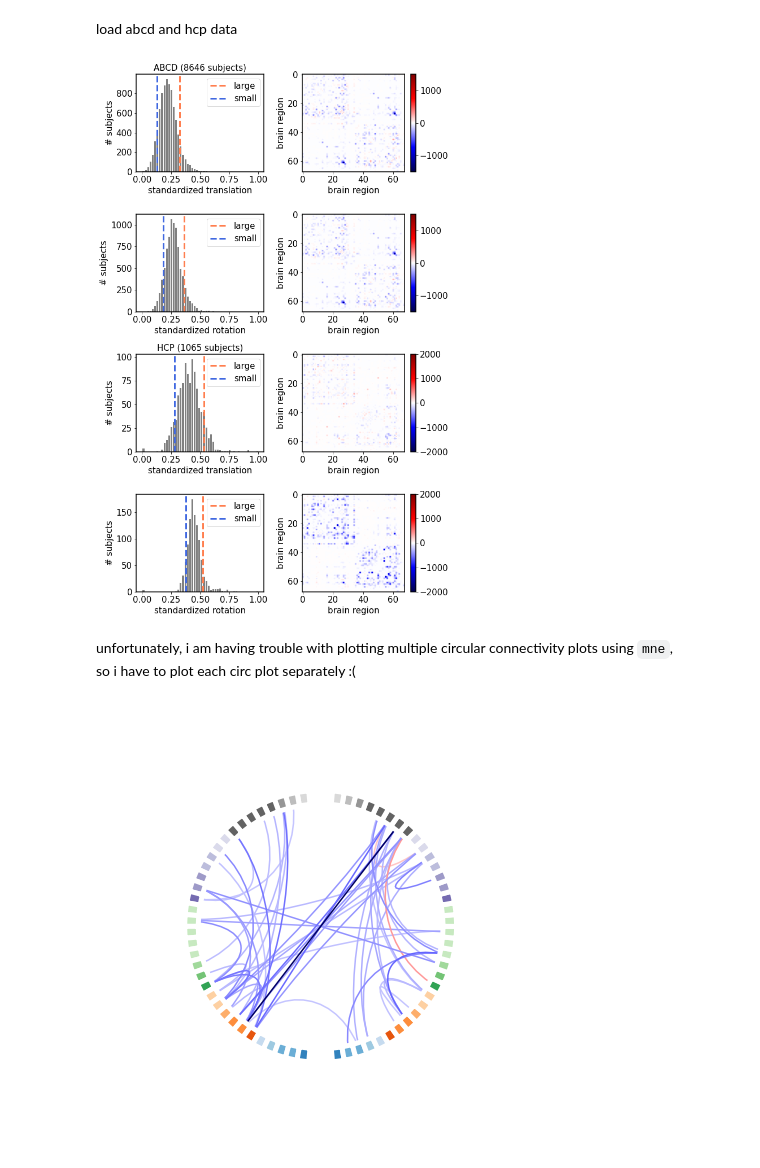
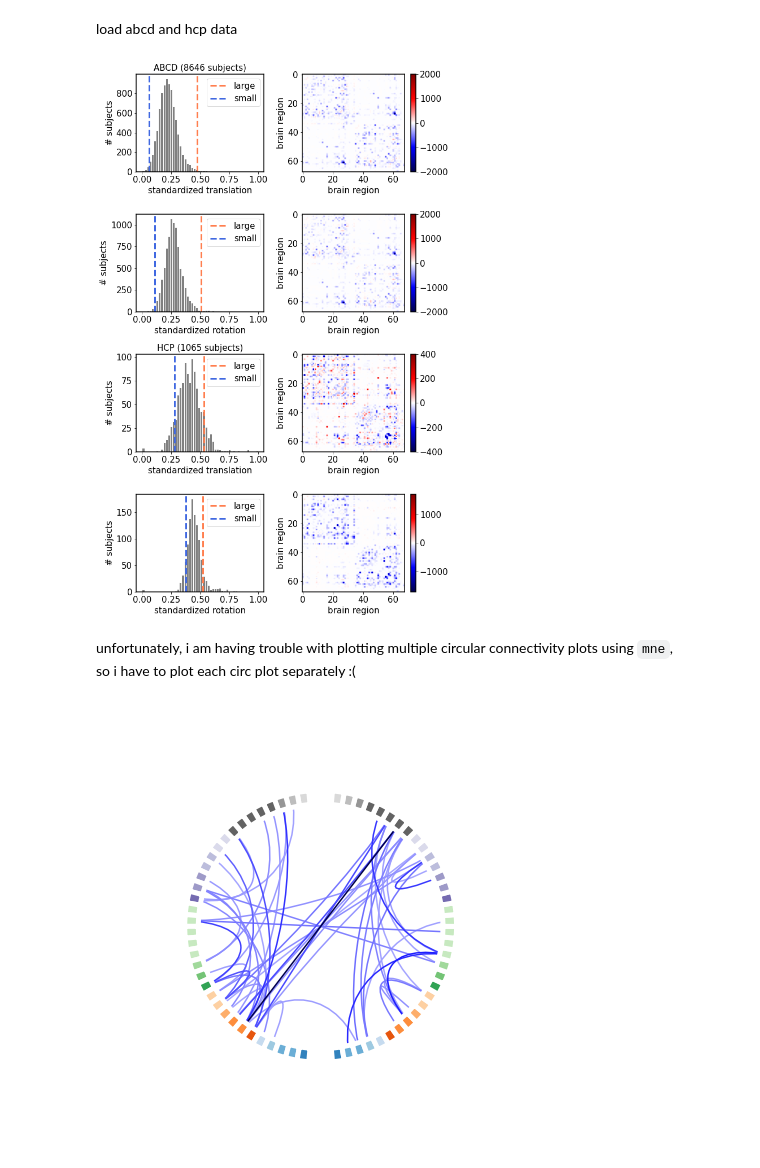
Before and after one commit to yzhang511/inv-vae, a Jupyter notebook: reproducible_results/fig2_quantify_motion.ipynb, the cells around one changed output. Saved outputs shown, nothing was run; the diff lists cells and outputs as text; code cells hidden in the pictures.

```diff
--- a/reproducible_results/fig2_quantify_motion.ipynb
+++ b/reproducible_results/fig2_quantify_motion.ipynb
@@ -44,10 +44,10 @@ std_hcp_trans = min_max_standardize(hcp_trans)
 std_hcp_rotat = min_max_standardize(hcp_rotat)
 # %%
 abcd_sub_ids = np.arange(n_abcd_subjects).reshape(-1,1)
-abcd_big_trans_ids = abcd_sub_ids[std_abcd_trans > np.quantile(std_abcd_trans, .9)]
-abcd_big_rotat_ids = abcd_sub_ids[std_abcd_rotat > np.quantile(std_abcd_rotat, .9)]
-abcd_small_trans_ids = abcd_sub_ids[std_abcd_trans < np.quantile(std_abcd_trans, .1)]
-abcd_small_rotat_ids = abcd_sub_ids[std_abcd_rotat < np.quantile(std_abcd_rotat, .1)]
+abcd_big_trans_ids = abcd_sub_ids[std_abcd_trans > np.quantile(std_abcd_trans, .99)]
+abcd_big_rotat_ids = abcd_sub_ids[std_abcd_rotat > np.quantile(std_abcd_rotat, .99)]
+abcd_small_trans_ids = abcd_sub_ids[std_abcd_trans < np.quantile(std_abcd_trans, .01)]
+abcd_small_rotat_ids = abcd_sub_ids[std_abcd_rotat < np.quantile(std_abcd_rotat, .01)]
 
 abcd_big_trans_nets = abcd_networks[abcd_big_trans_ids]
 abcd_small_trans_nets = abcd_networks[abcd_small_trans_ids]
@@ -126,50 +126,50 @@ node_angles = circular_layout(node_order, node_order, start_pos=90,
 # %%
 fig, axes = plt.subplots(4, 2, figsize=(9, 14))
 axes[0,0].hist(std_abcd_trans, 50, color='gray', edgecolor='white')
-axes[0,0].axvline(x=np.quantile(std_abcd_trans, .9), color='coral', ls='dashed', lw=3, label='large')
-axes[0,0].axvline(x=np.quantile(std_abcd_trans, .1), color='royalblue', ls='dashed', lw=3, label='small')
+axes[0,0].axvline(x=np.quantile(std_abcd_trans, .99), color='coral', ls='dashed', lw=3, label='large')
+axes[0,0].axvline(x=np.quantile(std_abcd_trans, .01), color='royalblue', ls='dashed', lw=3, label='small')
 axes[0,0].set_title(f'ABCD ({n_abcd_subjects} subjects)')
 axes[0,0].set_xlabel('standardized translation')
 axes[0,0].set_ylabel('# subjects')
 axes[1,0].hist(std_abcd_rotat, 50, color='gray', edgecolor='white')
-axes[1,0].axvline(x=np.quantile(std_abcd_rotat, .9), color='coral', ls='dashed', lw=3, label='large')
-axes[1,0].axvline(x=np.quantile(std_abcd_rotat, .1), color='royalblue', ls='dashed', lw=3, label='small')
+axes[1,0].axvline(x=np.quantile(std_abcd_rotat, .99), color='coral', ls='dashed', lw=3, label='large')
+axes[1,0].axvline(x=np.quantile(std_abcd_rotat, .01), color='royalblue', ls='dashed', lw=3, label='small')
 axes[1,0].set_xlabel('standardized rotation')
 axes[1,0].set_ylabel('# subjects')
 axes[2,0].hist(std_hcp_trans, 50, color='gray', edgecolor='white')
 axes[2,0].axvline(x=np.quantile(std_hcp_trans, .9), color='coral', ls='dashed', lw=3, label='large')
 axes[2,0].axvline(x=np.quantile(std_hcp_trans, .1), color='royalblue', ls='dashed', lw=3, label='small')
 axes[2,0].set_title(f'HCP ({n_hcp_subjects} subjects)')
 axes[2,0].set_xlabel('standardized translation')
 axes[2,0].set_ylabel('# subjects')
 axes[3,0].hist(std_hcp_rotat, 50, color='gray', edgecolor='white')
 axes[3,0].axvline(x=np.quantile(std_hcp_rotat, .9), color='coral', ls='dashed', lw=3, label='large')
 axes[3,0].axvline(x=np.quantile(std_hcp_rotat, .1), color='royalblue', ls='dashed', lw=3, label='small')
 axes[3,0].set_xlabel('standardized rotation')
 axes[3,0].set_ylabel('# subjects')
 
 p1=axes[0,1].imshow(abcd_diff_trans_nets.reshape(n_rois,n_rois)*count_offset,
-                    aspect='auto', cmap='seismic', vmin=-1500, vmax=1500)
+                    aspect='auto', cmap='seismic', vmin=-2000, vmax=2000)
 p2=axes[1,1].imshow(abcd_diff_rotat_nets.reshape(n_rois,n_rois)*count_offset,
-                    aspect='auto', cmap='seismic', vmin=-1500, vmax=1500)
+                    aspect='auto', cmap='seismic', vmin=-2000, vmax=2000)
 p3=axes[2,1].imshow(hcp_diff_trans_nets.reshape(n_rois,n_rois)*count_offset,
-                    aspect='auto', cmap='seismic', vmin=-2000, vmax=2000)
+                    aspect='auto', cmap='seismic', vmin=-400, vmax=400)
 p4=axes[3,1].imshow(hcp_diff_rotat_nets.reshape(n_rois,n_rois)*count_offset,
-                    aspect='auto', cmap='seismic', vmin=-2000, vmax=2000)
+                    aspect='auto', cmap='seismic', vmin=-1700, vmax=1700)
 cbar=plt.colorbar(p1, ax=axes[0,1])
 cbar=plt.colorbar(p2, ax=axes[1,1])
 cbar=plt.colorbar(p3, ax=axes[2,1])
 cbar=plt.colorbar(p4, ax=axes[3,1])
 
 for i in range(4):
     axes[i,0].legend()
     axes[i,1].set_xlabel('brain region')
     axes[i,1].set_ylabel('brain region')
 
 plt.tight_layout()
-plt.savefig('saved_figs/fig2_quantify_motion_panel_1.png', dpi=500)
+plt.savefig('saved_figs/fig2_quantify_motion_panel_1.png', facecolor='white', dpi=500)
 # %% [output]
-[figure, old version]
+[figure, new version]
 # %% [markdown]
 unfortunately, i am having trouble with plotting multiple circular connectivity plots using `mne`,\
 so i have to plot each circ plot separately :(
@@ -184,15 +184,15 @@ fig, ax = plot_connectivity_circle(abcd_diff_trans_nets.reshape(n_rois,n_rois)*c
                          colormap='seismic',
                          node_height=1.,
                          node_linewidth=5.,
-                         vmin=-1500,
-                         vmax=1500,
+                         vmin=-2000,
+                         vmax=2000,
                          node_names=np.arange(n_rois),
                          colorbar=False,
                          n_lines=50, ax=ax)
 fig.tight_layout()
-fig.savefig('saved_figs/fig2_quantify_motion_panel_2_abcd_trans.png', dpi=300)
+fig.savefig('saved_figs/fig2_quantify_motion_panel_2_abcd_trans.png', facecolor='white', dpi=300)
 # %% [output]
-[figure, old version]
+[figure, new version]
 # %%
 fig, ax = plt.subplots(figsize=(8, 8),
                        subplot_kw=dict(polar=True))
```
Also changed, not shown: parts of 3 cells of this notebook, 1 other file.
